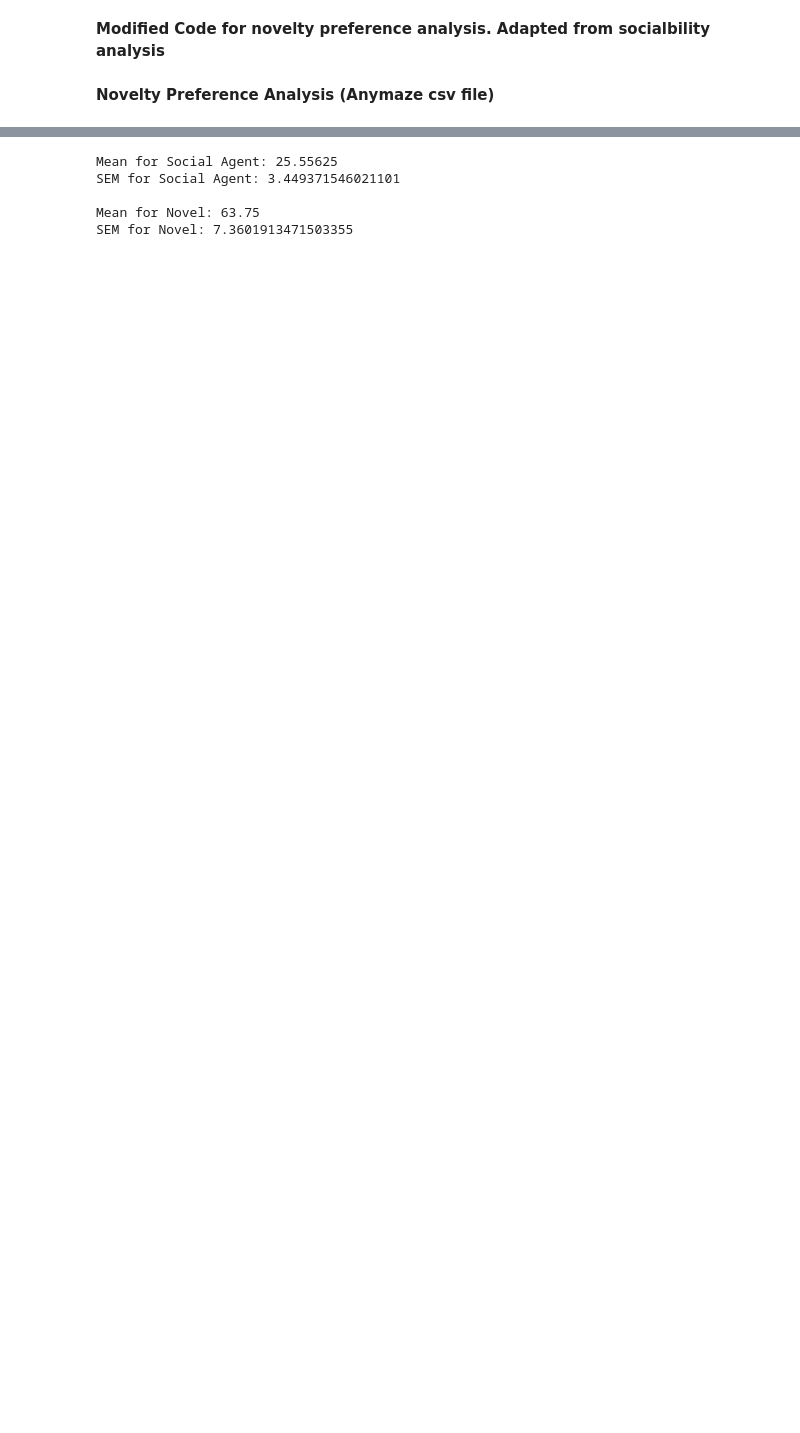
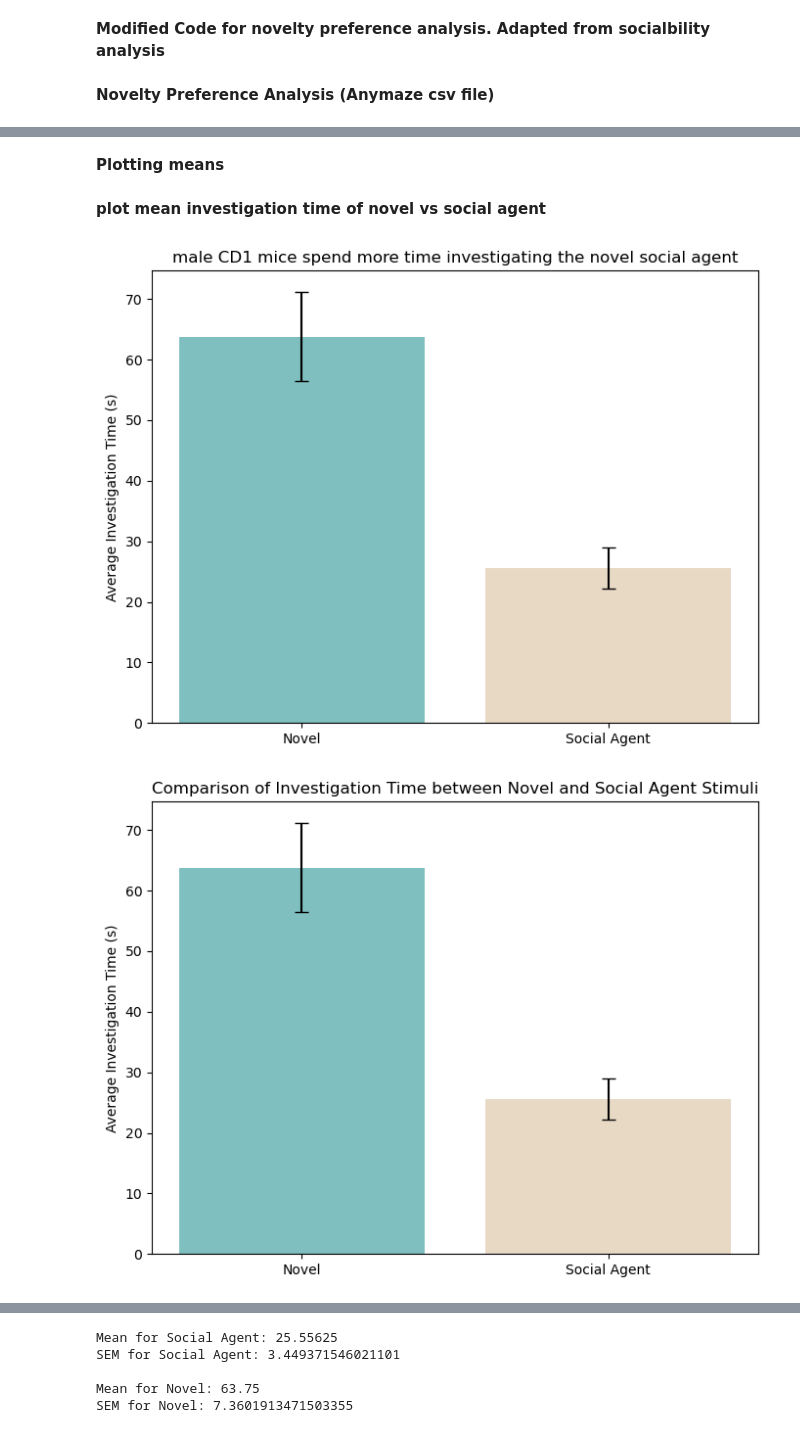
Before and after one commit to tomHep10/diff_fam_social_memory_ephys, a Jupyter notebook: sequioa/Code_Novelty_preference_analysis.ipynb, the cells around one changed output, grey strips where cells are left out. Saved outputs shown, nothing was run; the diff lists cells and outputs as text; code cells hidden in the pictures; blank space fills up the shorter version.

```diff
--- a/sequioa/Code_Novelty_preference_analysis.ipynb
+++ b/sequioa/Code_Novelty_preference_analysis.ipynb
@@ -173,0 +382,77 @@ plt.show()
+# %% [markdown]
+**Plotting means**
+# %% [markdown]
+**plot mean investigation time of novel vs social agent**
+# %%
+# Calculate the mean and SEM for 'Novel' and 'Social Agent' stimuli
+novel_mean = combined_df['Novel'].mean()
+social_agent_mean = combined_df['Social Agent'].mean()
+
+novel_sem = combined_df['Novel'].sem()
+social_agent_sem = combined_df['Social Agent'].sem()
+
+# Perform independent samples t-test
+t_statistic, p_value = stats.ttest_ind(combined_df['Novel'], combined_df['Social Agent'])
+
+# Define x positions for the bars
+x = np.arange(2)
+
+# Create a bar plot
+plt.figure(figsize=(8, 6))
+plt.bar(x, [novel_mean, social_agent_mean], color=['teal', 'tan'], alpha=0.5)
+
+# Add error bars for SEM
+plt.errorbar(
+    x, [novel_mean, social_agent_mean], yerr=[novel_sem, social_agent_sem],
+    fmt='none', capsize=5, color='black')
+
+# Add labels and title
+plt.ylabel('Average Investigation Time (s)')
+plt.title('male CD1 mice spend more time investigating the novel social agent')
+
+# Set x-axis ticks
+plt.xticks(x, ['Novel', 'Social Agent'])
+
+# Remove grid lines
+plt.grid(False)
+
+# Show plot
+plt.show()
+
+# Improved code
+
+# Calculate the mean and SEM for 'Novel' and 'Social Agent' stimuli
+novel_mean = combined_df['Novel'].mean()
+social_agent_mean = combined_df['Social Agent'].mean()
+
+novel_sem = combined_df['Novel'].sem()
+social_agent_sem = combined_df['Social Agent'].sem()
+
+# Perform independent samples t-test
+t_statistic, p_value = stats.ttest_ind(combined_df['Novel'], combined_df['Social Agent'])
+
+# Define x positions for the bars
+x = np.arange(2)
+
+# Create a bar plot with error bars for SEM
+plt.figure(figsize=(8, 6))
+plt.bar(
+    x, [novel_mean, social_agent_mean],
+    yerr=[novel_sem, social_agent_sem], color=['teal', 'tan'],
+    alpha=0.5, capsize=5, ecolor='black')
+
+# Add labels and title
+plt.ylabel('Average Investigation Time (s)')
+plt.title('Comparison of Investigation Time between Novel and Social Agent Stimuli')
+
+# Set x-axis ticks and labels
+plt.xticks(x, ['Novel', 'Social Agent'])
+
+# Remove grid lines
+plt.grid(False)
+
+# Show plot
+plt.show()
+# %% [output]
+[figure, added]
+[figure, added]
```
Also changed, not shown: parts of 47 cells of this notebook, 6 other files.
